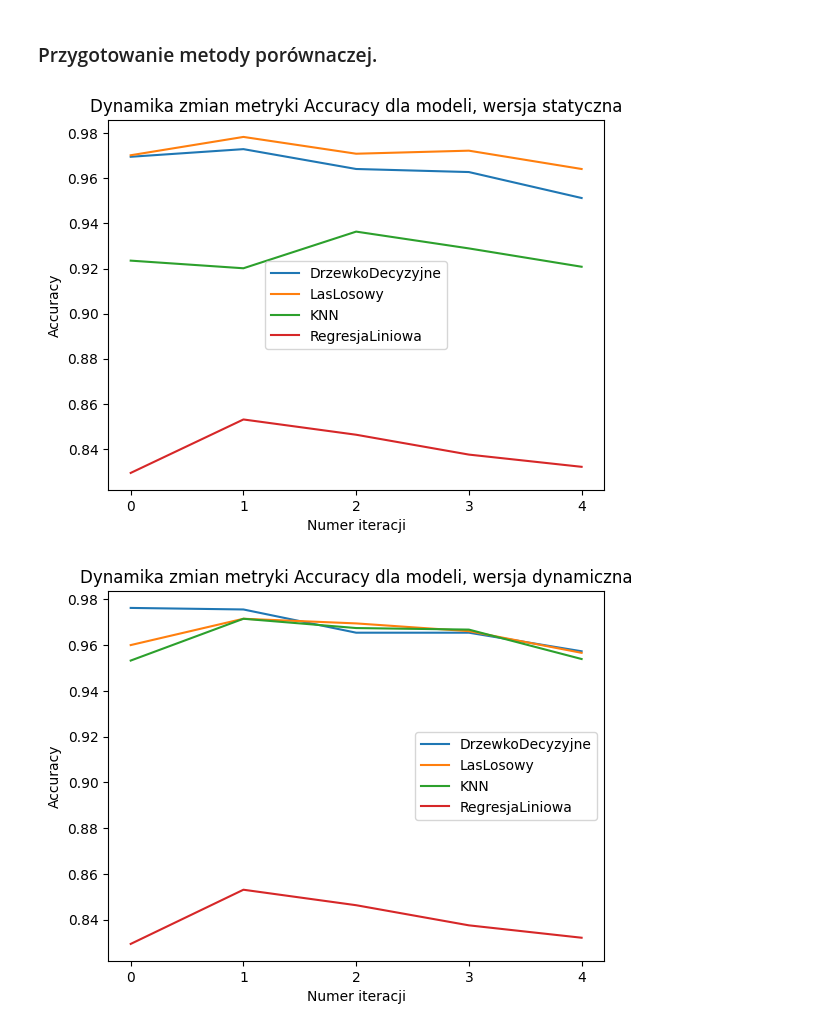
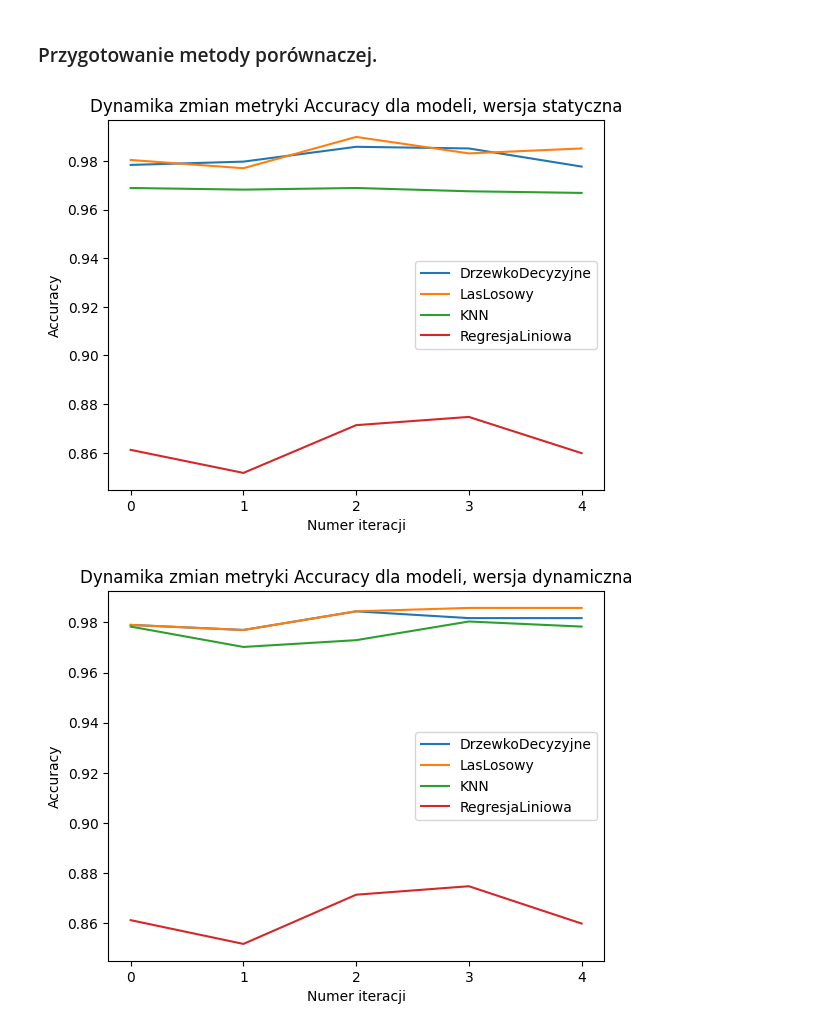
Before and after one commit to Pawel-Tomasz-Nowak/Scientific-collaboration, a Jupyter notebook: EmissionAnalysis copy.ipynb, the cells around one changed output. Cells and saved outputs as stored; diff of their text form; code cells hidden in the pictures.

```diff
--- a/EmissionAnalysis copy.ipynb
+++ b/EmissionAnalysis copy.ipynb
@@ -297,7 +297,8 @@ for ContFeature in ContFeatures:
 # %% [markdown]
 ### Powyższe wykresy pudełkowe utwierdzają nas w przekoniu, że te zmienne idealnie spełniają wymagania na bycie predyktorem.
 # %%
-Predictors = ['Make', "Vehicle Class",'Engine Size(L)','Cylinders','Transmission','Fuel Type','Fuel Consumption City (L/100 km)']
+Predictors = ['Make', "Vehicle Class",'Engine Size(L)','Cylinders','Transmission','Fuel Type',"Fuel Consumption City (L/100 km)", "Fuel Consumption Hwy (L/100 km)",
+                                                                                   "Fuel Consumption Comb (L/100 km)","Fuel Consumption Comb (mpg)"]
 
 num_predictors = [feature for feature in Predictors if dtypes[feature] is np.float64]
 cat_predictors = [feature for feature in Predictors if dtypes[feature] == "category"]
@@ -324,12 +323,14 @@ def ZakodujDane(Dataset:pd.DataFrame, CatFeatures:list[str], NumFeatures:list[st
 
 
 
-def TransformujDane(X: np.ndarray,  numpredictors:list[str]) -> tuple[ np.ndarray, ColumnTransformer]:
-    """Funkcja stosuje standaryzacje dla tablicy, która zawiera już zmienne numeryczne."""
-    cont_col_transformer = ColumnTransformer(transformers = [("Scaler", StandardScaler(), numpredictors) ], remainder = "passthrough")
+def TransformujDane(X: pd.DataFrame,  numpredictors:list[str], pca_predictors:list[str]) -> tuple[ np.ndarray, ColumnTransformer]:
+    """Funkcja stosuje standaryzacje dla tablicy, która zawiera już zmienne będące liczbami.
+    Numpredictors to zmienne, które zostaną poddane procesowi standaryzacji. pca_predictors to cechy, dla których składowe główne zostaną wyliczone"""
+    col_transformer = ColumnTransformer(transformers = [("Scaler", StandardScaler(), numpredictors) ,
+                                                             ('PCA', PCA(n_components = 1), pca_predictors)], remainder = "passthrough")
 
 
-    return cont_col_transformer.fit_transform(X = X),  cont_col_transformer
+    return col_transformer.fit_transform(X = X),  col_transformer
 # %% [markdown]
 ### Definiowanie modeli, list na ich wyniki, na hiperparametry modeli.
 # %%
@@ -524,14 +519,14 @@ def PorównajModele(Dataset:pd.DataFrame,CatPredictors:list[str], NumPredictors:
 
 
 
-    X = Dataset[cat_predictors + num_predictors] #Zainicjuj ostateczny zbiór predyktorów.
+    X = Dataset[CatPredictors + NumPredictors] #Zainicjuj ostateczny zbiór predyktorów.
     y = Dataset[[target_var_discr]] #Zdefiniuj zmienną celu (jest to wieloklasowa zmienna kategoryczna)
 
     y_OHE = OneHotEncoder(sparse_output = False).fit_transform(X = y) #Zakoduj zmienną docelową jako zbiór k kolumn binarnych.
                                                                         #Tak zakodowana etykietka przyda się w wielowyjściowej regresji.
 
 
-    X_coded = ZakodujDane(X, cat_predictors, num_predictors) #Zakoduj dane kategoryczne predykcyjne.
+    X_coded = ZakodujDane(X, CatPredictors, NumPredictors) #Zakoduj dane kategoryczne predykcyjne.
 
     SSS = StratifiedShuffleSplit(n_splits = n_splits,  #Zdefiniuj stratyfikowany podział szufladkowy.
                                  train_size =train_size,
@@ -546,7 +541,10 @@ def PorównajModele(Dataset:pd.DataFrame,CatPredictors:list[str], NumPredictors:
         X_test, y_test = X_coded.iloc[test_indx, :],  np.array(y.iloc[test_indx, :]).ravel()
 
 
-        X_train ,Scaler = TransformujDane(X_train, num_predictors)
+        X_train ,Scaler = TransformujDane(X_train, NumPredictors, pca_predictors= ["Fuel Consumption City (L/100 km)", "Fuel Consumption Hwy (L/100 km)",
+                                                                                   "Fuel Consumption Comb (L/100 km)","Fuel Consumption Comb (mpg)"])
+
+
         X_test = Scaler.transform(X_test) #Dokonaj skalowania na zbiorze testowym za pomocą parametrów wydobytych ze zbioru treningowego.
 
 
@@ -586,35 +584,32 @@ def PorównajModele(Dataset:pd.DataFrame,CatPredictors:list[str], NumPredictors:
                 #Regresja liniowa niestety ma wielowymiarowe-wyjście.
                 y_OHE_train:np.ndarray = y_OHE[train_indx] #Weź etykietki docelowe treningowe.
                 y_test:np.ndarray = y_OHE[test_indx].argmax(axis=1) #Weź etykietki docelowe testowe.
 
                 y_pred: np.ndarray = TrainAndTestModelStat(model, X_train, y_OHE_train, X_test).argmax(axis = 1)
 
 
 
             TrueVSPrediction_dyna_df[(model_name, iter_indx, "True")] = y_test
             TrueVSPrediction_dyna_df[(model_name, iter_indx, "Pred")] = y_pred
 
 
 
 
 
-
     return TrueVSPrediction_stat_df, TrueVSPrediction_dyna_df
 
 
 TrueVSPrediction_df_stat, TrueVSPrediction_df_dyna = PorównajModele(Dataset, cat_predictors, num_predictors, n_splits = n_splits) #Trenuj modele na różnych podziałach zbioru treningowego i testowego.
 
 Accuracy_comparison_stat = ComputeAccuracy(TrueVSPrediction_df_stat) #Wylicz tabele porównawczą dla statyczych hiperparam.
 Accuracy_comparison_dyna = ComputeAccuracy(TrueVSPrediction_df_dyna) #Wylicz tabele porównawczą dla dynamicznych hiperparam.
 
 
 PlotlineScores(Accuracy_comparison_stat, "Accuracy", n_splits, "statyczna") #Narysuj wykresy liniowe obrazujące zmiany dokładności modeli.
 PlotlineScores(Accuracy_comparison_dyna, "Accuracy", n_splits, "dynamiczna") #Narysuj wykresy liniowe obrazujące zmiany dokładności modeli.
 
 
-PlotConfussionMatrices(TrueVSPrediction_df_stat, n_splits, )
-
 PlotConfussionMatrices(TrueVSPrediction_df_dyna, n_splits, "dyna")
 # %% [output]
-[figure, old version]
+[figure, new version]
-[figure, old version]
+[figure, new version]
```
Also changed, not shown: parts of 4 cells of this notebook.
